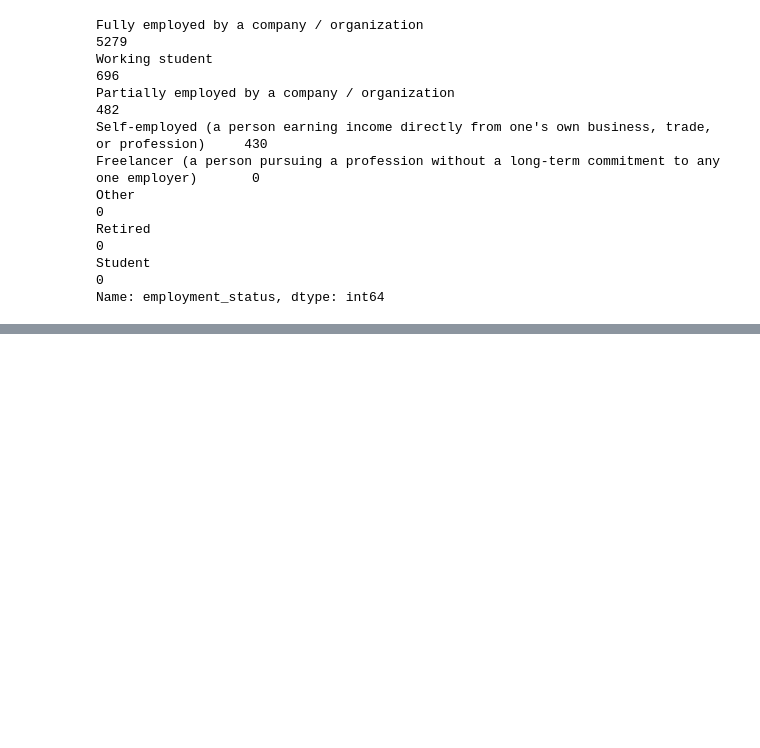
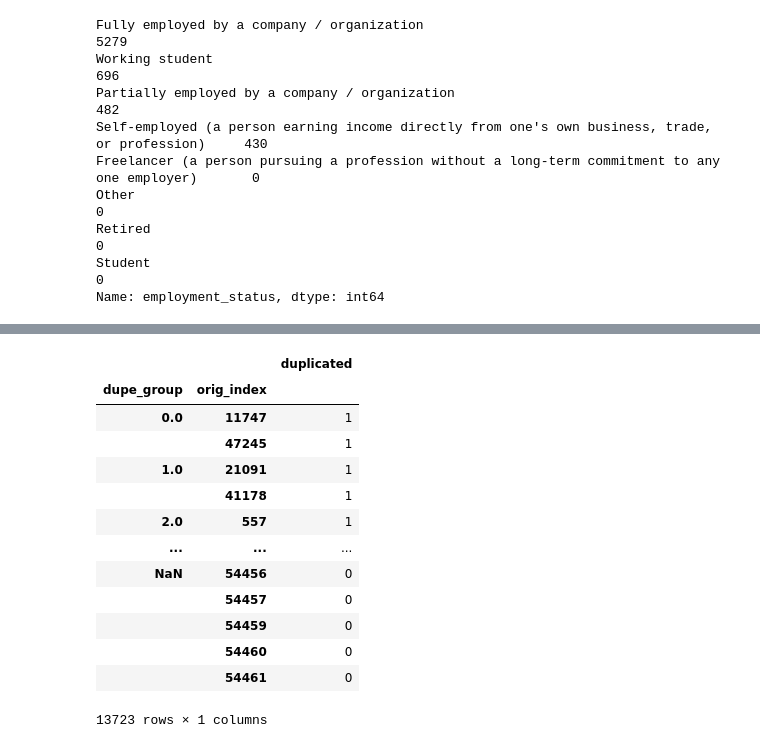
Before and after one commit to jporman/general, a Jupyter notebook: effective_pandas.ipynb, the cells around one changed output, grey strips where cells are left out. Drawn from its saved outputs; the diff is of its cells as text; code cells hidden in the pictures; blank space fills up the shorter version.

```diff
--- a/effective_pandas.ipynb
+++ b/effective_pandas.ipynb
@@ -1052,0 +1172,31 @@ Name: employment_status, dtype: int64
+# %%
+# Chapter 22 - Dealing with Missing and Duplicate data
+
+# Get % cells that are NA within each columns
+(jb.isna().mean()*100).to_frame().rename(columns={0:'% NA'}).style.format("{:.1f}%")
+
+# Get % columns that contain any NA values:
+f"{(jb.isna().any().mean()*100):.2f}%"
+
+# Group duplicated lines together
+cols=jb2.columns.to_list()
+jb2.assign(duplicated = jb2.duplicated(keep=False),
+           orig_index = jb2.index,
+           **{col: jb2[col].astype(str) for col in cols},
+           **{'dupe_group': jb2[jb2.duplicated(keep=False)==True].groupby(cols, dropna=False).ngroup()})\
+   .groupby(['dupe_group','orig_index'], dropna=False).agg({'duplicated':'sum'})
+# %% [output]
+|  |  | duplicated |
+| dupe_group | orig_index |  |
+| 0.0 | 11747 | 1 |
+|  | 47245 | 1 |
+| 1.0 | 21091 | 1 |
+|  | 41178 | 1 |
+| 2.0 | 557 | 1 |
+| ... | ... | ... |
+| NaN | 54456 | 0 |
+|  | 54457 | 0 |
+|  | 54459 | 0 |
+|  | 54460 | 0 |
+|  | 54461 | 0 |
+13723 rows × 1 columns
```
Also changed, not shown: parts of 14 cells of this notebook.
